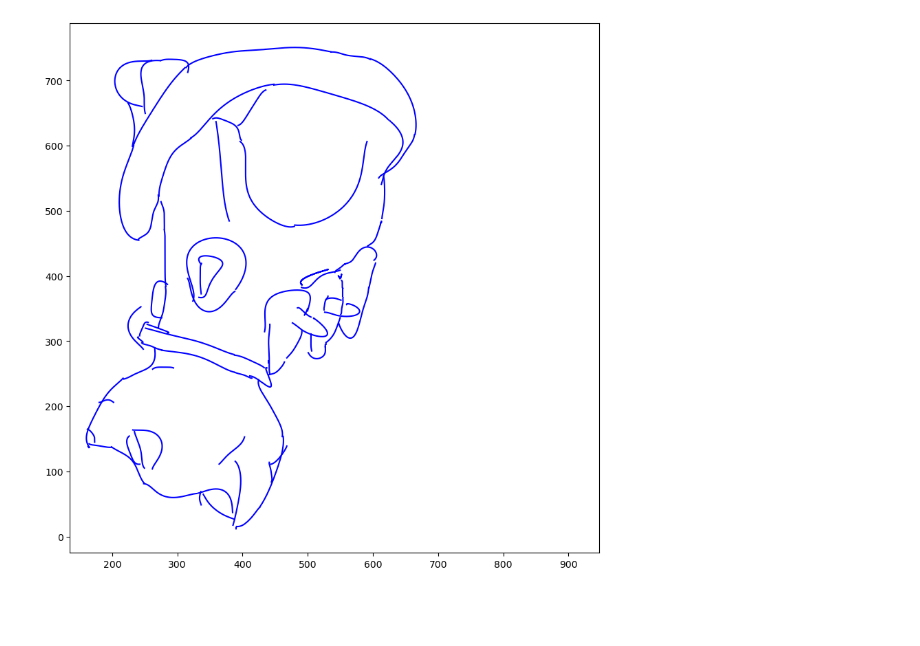
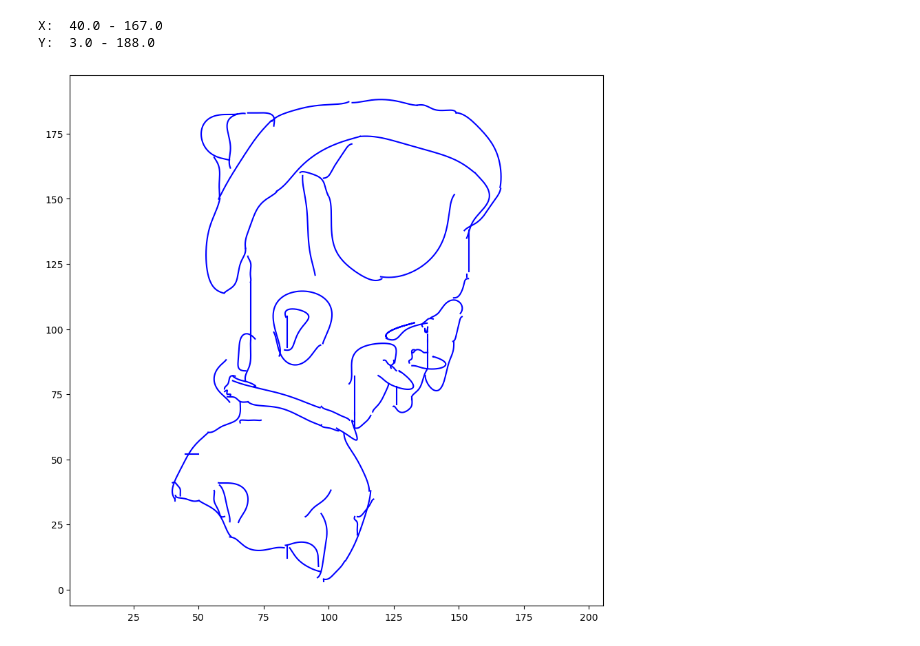
Before and after one commit to popi-x/beziercurvefitting, a Jupyter notebook: optimizedBezier.ipynb, the cells around one changed output. Saved outputs shown, nothing was run; the diff lists cells and outputs as text; code cells hidden in the pictures; blank space fills up the shorter version.

```diff
--- a/optimizedBezier.ipynb
+++ b/optimizedBezier.ipynb
@@ -46,6 +46,8 @@ def getControlPoints(points, order):
     #print(length, D)
     S = [D[i] / D[-1] for i in range(length)]
     S = np.array(S)
+    '''if np.isnan(S).any():
+        print(points)'''
     #print(S)
     T = np.tile(S, (order, 1)).transpose()
     T = np.power(T, np.arange(order))
@@ -61,6 +63,20 @@ def generatePath(points, order, T):
     #print(T.shape, M.shape, C.shape)
     path = np.matmul(np.matmul(T, M), C)
     return path
+# %%
+def getRange(ran, p):
+    pmax = np.max(p, axis=0)
+    pmin = np.min(p, axis=0)
+    #print(pmax, pmin)
+    if ran[0][0] > pmin[0]:
+        ran[0][0] = pmin[0]
+    if ran[0][1] > pmin[1]:
+        ran[0][1] = pmin[1]
+    if ran[1][0] < pmax[0]:
+        ran[1][0] = pmax[0]
+    if ran[1][1] < pmax[1]:
+        ran[1][1] = pmax[1]
+    return ran
 # %%
 #points = np.array([[0, 0], [-1, 3], [4, 3], [6, 0], [7, 2.5]])
 fileName = 'N013_0_2_GCN_Armor_cat.json' #put the file name here
@@ -70,34 +86,49 @@ strokes = extractStrokes(fileName)
 #print(strokes)
 #print(len(strokes))
 time = np.arange(0,1,step)
 plt.figure(figsize=(10,10))
+ran = [[100, 100], [0, 0]]
+rang = [0, 0]
 
 for points in strokes:
-    points = np.array(points)
+    points = np.rint(np.array(points) / 4)
     if np.unique(points, axis=0).shape[0] == 1:
         continue
+
     if len(points) <= 6:
         order = len(points) - 1
     else:
         order = 6
     T = np.tile(time, (order, 1)).transpose()
     T = np.power(T, np.arange(order))
     if len(points) > 200:
         for i in range(0, len(points), 200):
-            path = generatePath(points[i:i+200], order, T)
+            p = points[i:i+200]
+            if np.unique(p, axis=0).shape[0] == 1:
+                continue
+            ran = getRange(ran, p)
+            #rang = getR(rang, p)
+            path = generatePath(p, order, T)
             px, py = path[:,0], path[:,1]
             plt.plot(px, py, 'b-')
     else:
+        ran = getRange(ran, points)
+        #rang = getR(rang, points)
         path = generatePath(points, order, T)
         #x, y = points[:, 0], points[:, 1]
         px, py = path[:,0], path[:,1]
         plt.plot(px, py, 'b-')
     #plt.plot(x, y, 'r.')
-plt.axis('square')
+plt.axis('equal')
 plt.savefig(fileName[:-5] + '_optimized.png')
 
 img = Image.open(fileName[:-5] + '_optimized.png')
 img = img.rotate(180).transpose(Image.FLIP_LEFT_RIGHT)
 img.save(fileName[:-5] + '_optimized.png')
+
+print('X: ', ran[0][0],'-',ran[1][0], '\nY: ', ran[0][1],'-',ran[1][1])
+#print('Range: ', rang[0], rang[1])
 # %% [output]
+X:  40.0 - 167.0
+Y:  3.0 - 188.0
-[figure, old version]
+[figure, new version]
```
